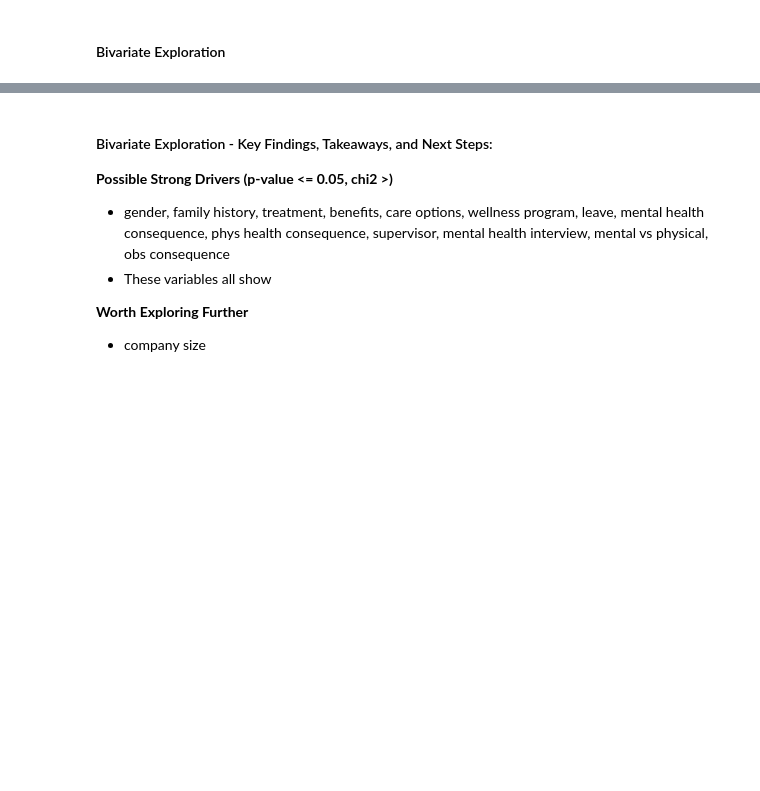
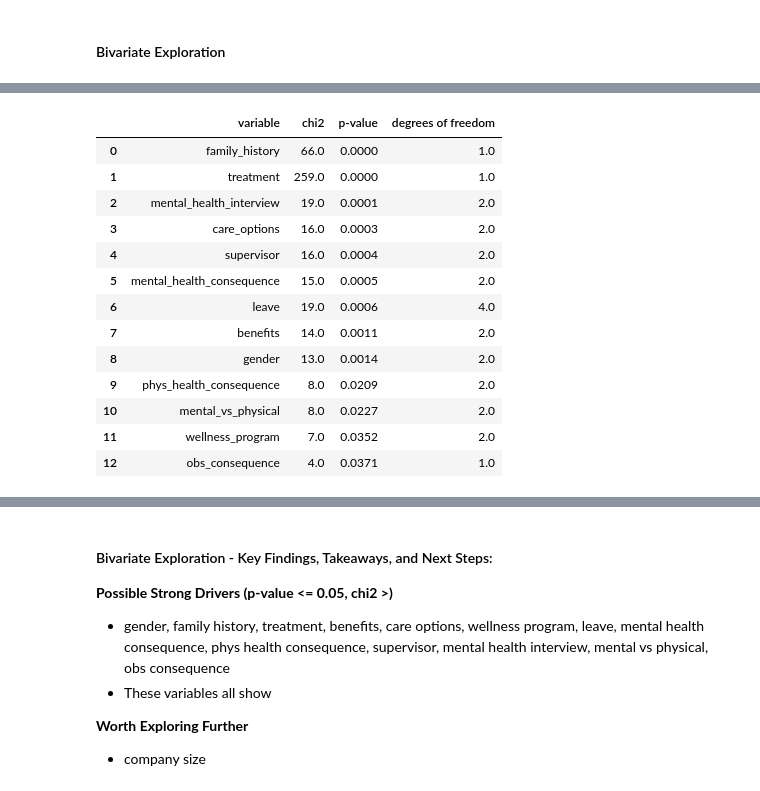
Before and after one commit to Mental-Health-In-Tech/tech-blues-capstone, a Jupyter notebook: tyler_scratchpad.ipynb, the cells around one changed output, grey strips where cells are left out. Drawn from its saved outputs; the diff is of its cells as text; code cells hidden in the pictures; blank space fills up the shorter version.

Commit message:
fine-tuning bivariate

```diff
--- a/tyler_scratchpad.ipynb
+++ b/tyler_scratchpad.ipynb
@@ -194,6 +194,6 @@ _________________________________________________________________
 # %% [markdown]
 #### Bivariate Exploration
 # %%
-metric_df = tyler_explore.explore_bivariate(train, 'work_interfere')
+mets = tyler_explore.explore_bivariate(train, 'work_interfere')
 # %% [output]
 gender
@@ -334,0 +242,18 @@ test.reset_index(drop=True)
+# %%
+low = mets[mets['p-value']<0.05]
+top_drivers
+# %% [output]
+|  | variable | chi2 | p-value | degrees of freedom |
+| 0 | family_history | 66.0 | 0.0000 | 1.0 |
+| 1 | treatment | 259.0 | 0.0000 | 1.0 |
+| 2 | mental_health_interview | 19.0 | 0.0001 | 2.0 |
+| 3 | care_options | 16.0 | 0.0003 | 2.0 |
+| 4 | supervisor | 16.0 | 0.0004 | 2.0 |
+| 5 | mental_health_consequence | 15.0 | 0.0005 | 2.0 |
+| 6 | leave | 19.0 | 0.0006 | 4.0 |
+| 7 | benefits | 14.0 | 0.0011 | 2.0 |
+| 8 | gender | 13.0 | 0.0014 | 2.0 |
+| 9 | phys_health_consequence | 8.0 | 0.0209 | 2.0 |
+| 10 | mental_vs_physical | 8.0 | 0.0227 | 2.0 |
+| 11 | wellness_program | 7.0 | 0.0352 | 2.0 |
+| 12 | obs_consequence | 4.0 | 0.0371 | 1.0 |
```
Also changed, not shown: parts of 5 cells of this notebook, 1 other file.
